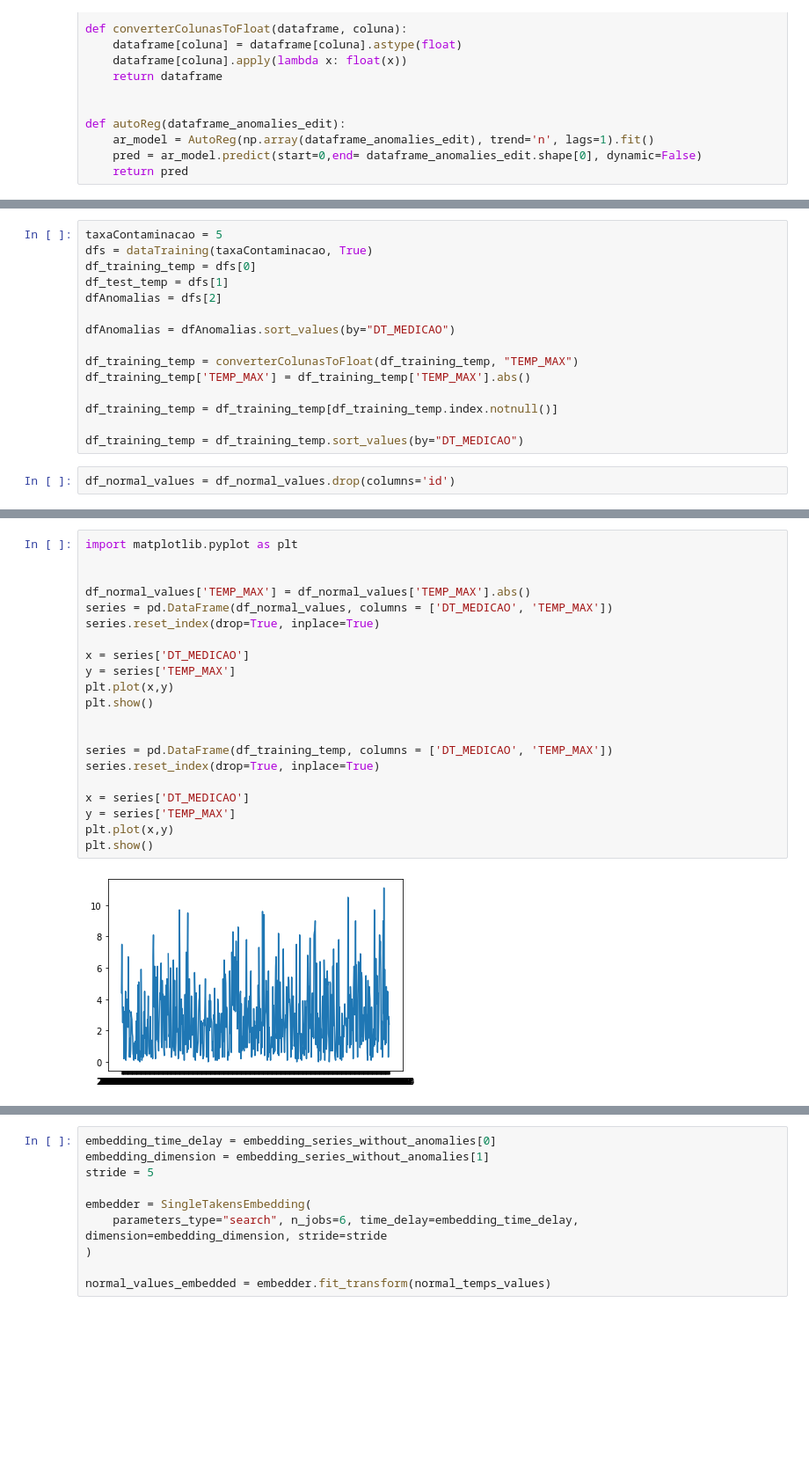
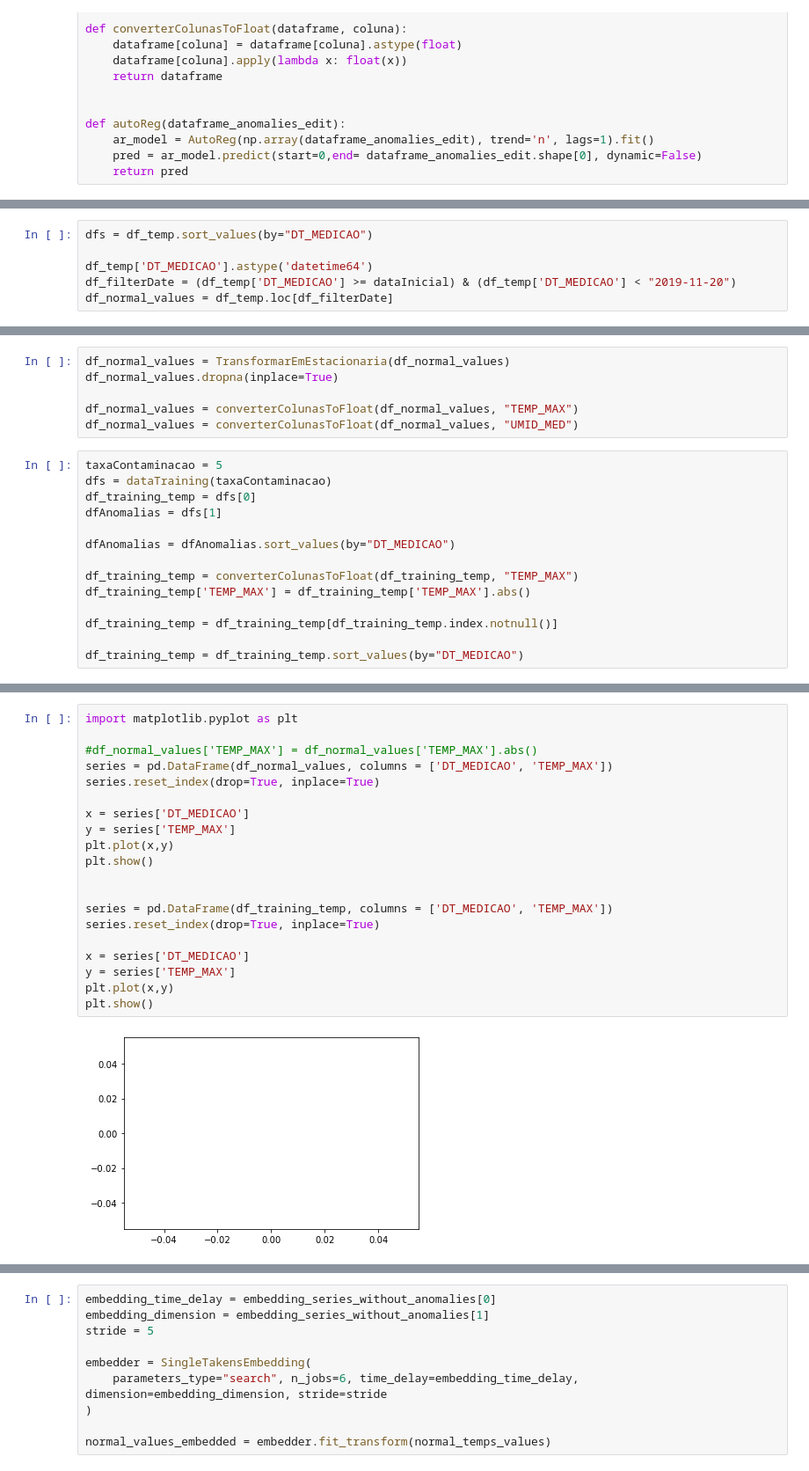
Before and after one commit to AndersonRodr/algorithms-detect-anomalies, a Jupyter notebook: TDA_Detecting anomaliesData.ipynb, the cells around one changed output, grey strips where cells are left out. Shown at 88% size. Saved outputs shown, nothing was run; the diff lists cells and outputs as text; blank space fills up the shorter version.

```diff
--- a/TDA_Detecting anomaliesData.ipynb
+++ b/TDA_Detecting anomaliesData.ipynb
@@ -237,0 +217,6 @@ print (df_temp.shape)
+# %%
+dfs = df_temp.sort_values(by="DT_MEDICAO")
+
+df_temp['DT_MEDICAO'].astype('datetime64')
+df_filterDate = (df_temp['DT_MEDICAO'] >= dataInicial) & (df_temp['DT_MEDICAO'] < "2019-11-20")
+df_normal_values = df_temp.loc[df_filterDate]
@@ -238,9 +225,14 @@ print (df_temp.shape)
+# %%
+df_normal_values = TransformarEmEstacionaria(df_normal_values)
+df_normal_values.dropna(inplace=True)
+
+df_normal_values = converterColunasToFloat(df_normal_values, "TEMP_MAX")
+df_normal_values = converterColunasToFloat(df_normal_values, "UMID_MED")
 # %%
 taxaContaminacao = 5
-dfs = dataTraining(taxaContaminacao, True)
+dfs = dataTraining(taxaContaminacao)
 df_training_temp = dfs[0]
-df_test_temp = dfs[1]
-dfAnomalias = dfs[2]
+dfAnomalias = dfs[1]
 
 dfAnomalias = dfAnomalias.sort_values(by="DT_MEDICAO")
 
@@ -250,5 +242,3 @@ df_training_temp['TEMP_MAX'] = df_training_temp['TEMP_MAX'].abs()
 df_training_temp = df_training_temp[df_training_temp.index.notnull()]
 
 df_training_temp = df_training_temp.sort_values(by="DT_MEDICAO")
-# %%
-df_normal_values = df_normal_values.drop(columns='id')
@@ -283,23 +267,22 @@ Anomalias:
 # %%
 import matplotlib.pyplot as plt
 
-
-df_normal_values['TEMP_MAX'] = df_normal_values['TEMP_MAX'].abs()
+#df_normal_values['TEMP_MAX'] = df_normal_values['TEMP_MAX'].abs()
 series = pd.DataFrame(df_normal_values, columns = ['DT_MEDICAO', 'TEMP_MAX'])
 series.reset_index(drop=True, inplace=True)
 
 x = series['DT_MEDICAO']
 y = series['TEMP_MAX']
 plt.plot(x,y)
 plt.show()
 
 
 series = pd.DataFrame(df_training_temp, columns = ['DT_MEDICAO', 'TEMP_MAX'])
 series.reset_index(drop=True, inplace=True)
 
 x = series['DT_MEDICAO']
 y = series['TEMP_MAX']
 plt.plot(x,y)
 plt.show()
 # %% [output]
-[figure, old version]
+[figure, new version]
```
Also changed, not shown: parts of 32 cells of this notebook.
